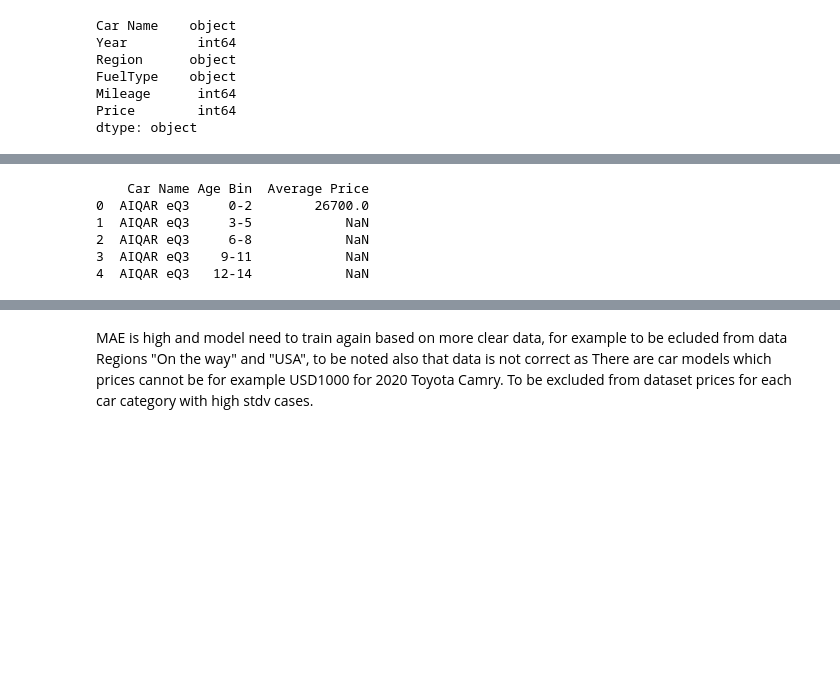
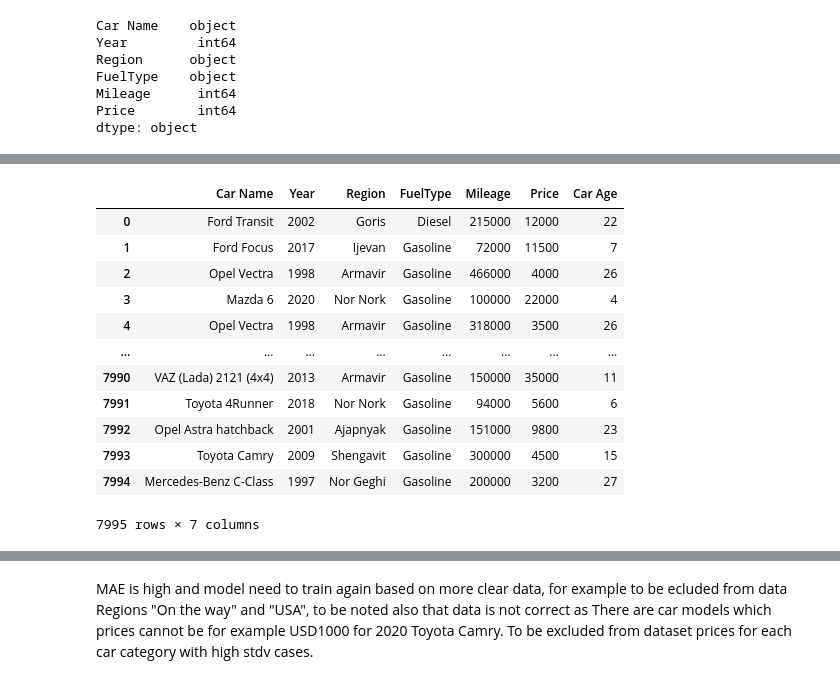
Before and after one commit to melkonyankarapet/Kaggle-data-analysis, a Jupyter notebook: arm-car-values-prediction.ipynb, the cells around one changed output, grey strips where cells are left out. Drawn from its saved outputs; the diff is of its cells as text; code cells hidden in the pictures; blank space fills up the shorter version.

```diff
--- a/arm-car-values-prediction.ipynb
+++ b/arm-car-values-prediction.ipynb
@@ -68,26 +88,27 @@ dtype: object
 # %%
 # Calculate the current year
 current_year = pd.Timestamp.now().year
 
 # Calculate the car age
 df['Car Age'] = current_year - df['Year']
 # Create age bins
 age_bins = [0, 3, 6, 9, 12, 15, np.inf]
 age_labels = ['0-2', '3-5', '6-8', '9-11', '12-14', '15+']
 
-# Categorize cars into age bins
-df['Age Bin'] = pd.cut(df['Car Age'], bins=age_bins, labels=age_labels, right=False)
 
-# Calculate average price for each car model within each age bin
-average_price_by_car_and_age_bin = df.groupby(['Car Name', 'Age Bin'],observed=False)['Price'].mean().reset_index()
-average_price_by_car_and_age_bin.columns = ['Car Name', 'Age Bin', 'Average Price']
 
-# Display the result
-print(average_price_by_car_and_age_bin.head())
+df
 # %% [output]
+|  | Car Name | Year | Region | FuelType | Mileage | Price | Car Age |
+| 0 | Ford Transit | 2002 | Goris | Diesel | 215000 | 12000 | 22 |
+| 1 | Ford Focus | 2017 | Ijevan | Gasoline | 72000 | 11500 | 7 |
+| 2 | Opel Vectra | 1998 | Armavir | Gasoline | 466000 | 4000 | 26 |
+| 3 | Mazda 6 | 2020 | Nor Nork | Gasoline | 100000 | 22000 | 4 |
+| 4 | Opel Vectra | 1998 | Armavir | Gasoline | 318000 | 3500 | 26 |
+| ... | ... | ... | ... | ... | ... | ... | ... |
+| 7990 | VAZ (Lada) 2121 (4x4) | 2013 | Armavir | Gasoline | 150000 | 35000 | 11 |
+| 7991 | Toyota 4Runner | 2018 | Nor Nork | Gasoline | 94000 | 5600 | 6 |
+| 7992 | Opel Astra hatchback | 2001 | Ajapnyak | Gasoline | 151000 | 9800 | 23 |
+| 7993 | Toyota Camry | 2009 | Shengavit | Gasoline | 300000 | 4500 | 15 |
+| 7994 | Mercedes-Benz C-Class | 1997 | Nor Geghi | Gasoline | 200000 | 3200 | 27 |
-    Car Name Age Bin  Average Price
-0  AIQAR eQ3     0-2        26700.0
-1  AIQAR eQ3     3-5            NaN
-2  AIQAR eQ3     6-8            NaN
-3  AIQAR eQ3    9-11            NaN
-4  AIQAR eQ3   12-14            NaN
+7995 rows × 7 columns
```
Also changed, not shown: parts of 9 cells of this notebook.
